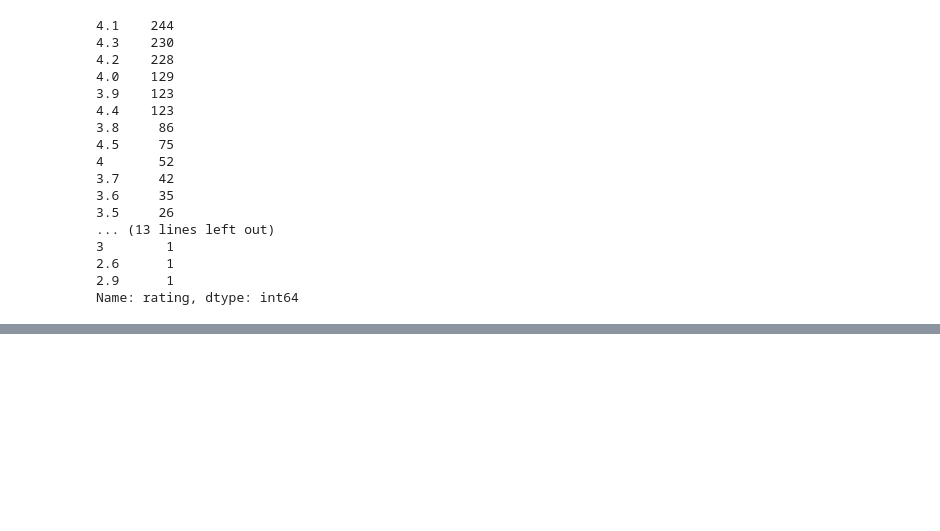
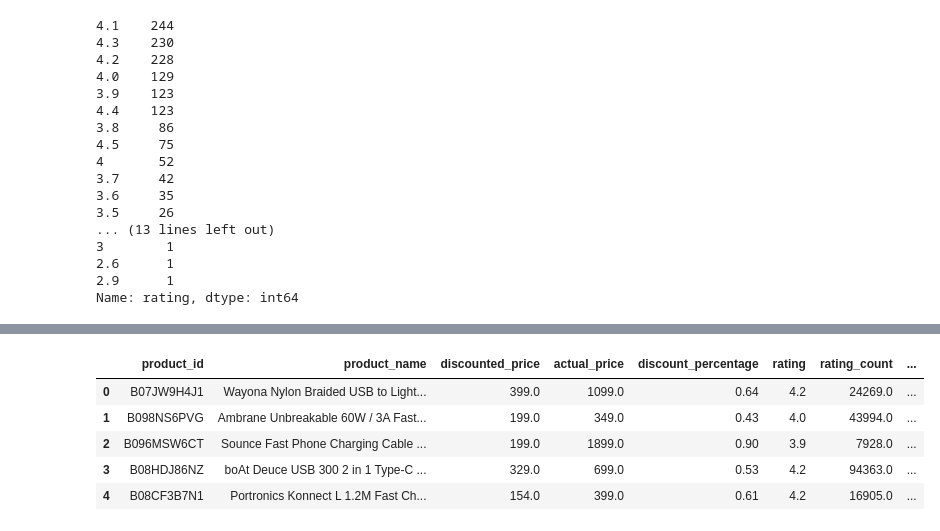
Before and after one commit to Bidkar2912/Amazon_Sales, a Jupyter notebook: Amazon_Sales_Analysis.ipynb, the cells around one changed output, grey strips where cells are left out. Drawn from its saved outputs; the diff is of its cells as text; code cells hidden in the pictures; blank space fills up the shorter version.

```diff
--- a/Amazon_Sales_Analysis.ipynb
+++ b/Amazon_Sales_Analysis.ipynb
@@ -100,0 +166,18 @@ df_sales['rating'] = df_sales['rating'].str.replace('|','4.0').astype('float64')
+# %%
+category_splits = category_splits.rename(columns = {0:'category_1',
+                                                   1:'category_2',
+                                                   2:'category_3'})
+# %%
+df['category_1'] = category_splits['category_1']
+df['category_2'] = category_splits['category_2']
+# %%
+df.drop(columns = 'category', inplace = True)
+# %%
+df.head()
+# %% [output]
+|  | product_id | product_name | discounted_price | actual_price | discount_percentage | rating | rating_count | ... |
+| 0 | B07JW9H4J1 | Wayona Nylon Braided USB to Light... | 399.0 | 1099.0 | 0.64 | 4.2 | 24269.0 | ... |
+| 1 | B098NS6PVG | Ambrane Unbreakable 60W / 3A Fast... | 199.0 | 349.0 | 0.43 | 4.0 | 43994.0 | ... |
+| 2 | B096MSW6CT | Sounce Fast Phone Charging Cable ... | 199.0 | 1899.0 | 0.90 | 3.9 | 7928.0 | ... |
+| 3 | B08HDJ86NZ | boAt Deuce USB 300 2 in 1 Type-C ... | 329.0 | 699.0 | 0.53 | 4.2 | 94363.0 | ... |
+| 4 | B08CF3B7N1 | Portronics Konnect L 1.2M Fast Ch... | 154.0 | 399.0 | 0.61 | 4.2 | 16905.0 | ... |
```
Also changed, not shown: parts of 15 cells of this notebook.
